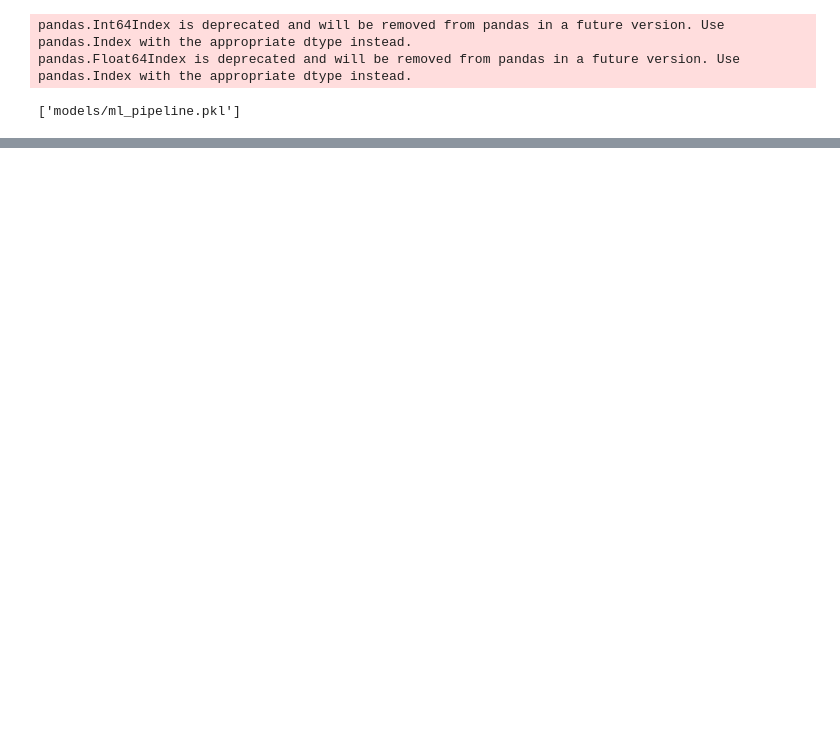
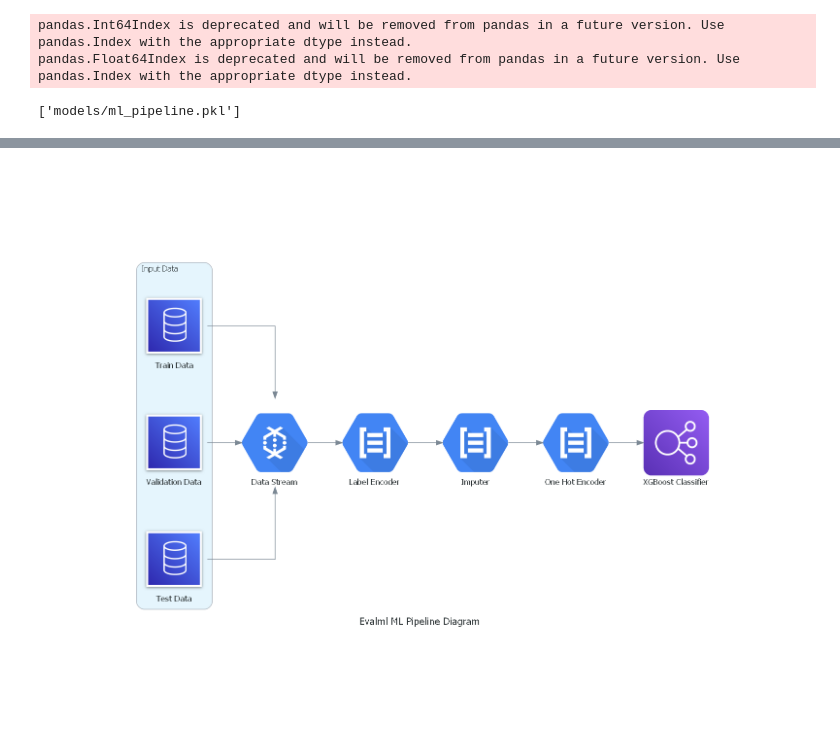
Before and after one commit to TharunKumarReddy5/ml-pipeline-analyzer, a Jupyter notebook: test.ipynb, the cells around one changed output, grey strips where cells are left out. Drawn from its saved outputs; the diff is of its cells as text; code cells hidden in the pictures; blank space fills up the shorter version.

```diff
--- a/test.ipynb
+++ b/test.ipynb
@@ -43,5 +46,6 @@ a.show_params()
 # %%
-b = PipelineDiagram(joblib.load('models/automl_pipeline.pkl'))
-b.show()
-b.show_params()
+evalml_pipeline = joblib.load('models/automl_pipeline.pkl')
+b = PipelineDiagram(evalml_pipeline)
+b.show(title='Evalml ML Pipeline Diagram')
+b.show_params(title='Evalml Machine Learning Parameters Pipeline')
 # %% [output]
@@ -49,3 +53,4 @@ b.show_params()
+[figure, added]
 # %%
 from evalml.automl import AutoMLSearch
 import evalml
```
Also changed, not shown: parts of 3 cells of this notebook, 1 other file.
